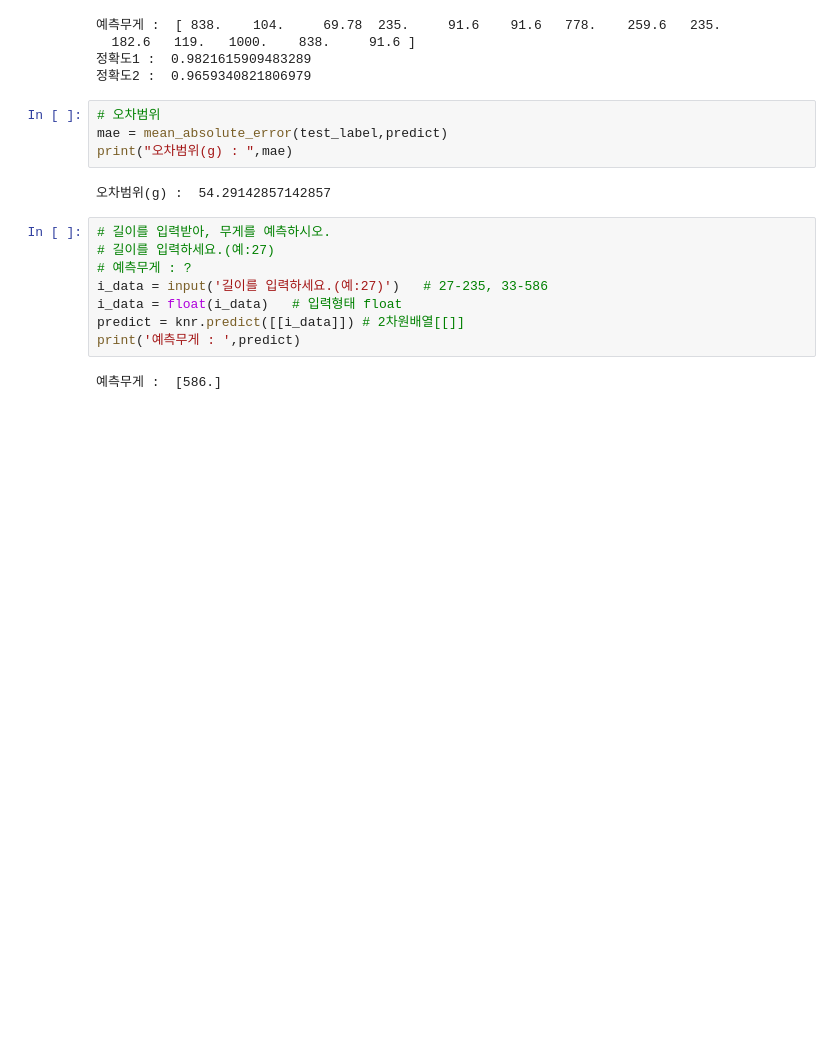
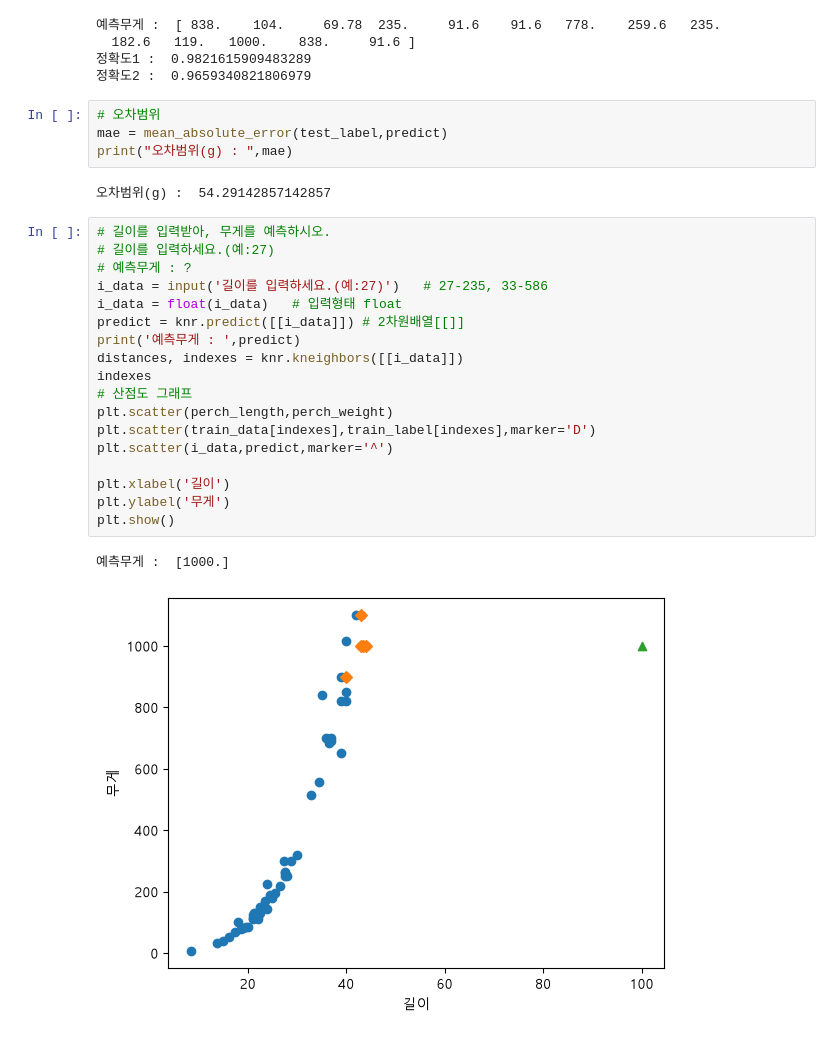
Before and after one commit to onulee/aix_learn_1106, a Jupyter notebook: p1110/p1110_03.ipynb, the cells around one changed output. Cells and saved outputs as stored; diff of their text form; blank space fills up the shorter version.

```diff
--- a/p1110/p1110_03.ipynb
+++ b/p1110/p1110_03.ipynb
@@ -78,10 +78,21 @@ print("오차범위(g) : ",mae)
 # %%
 # 길이를 입력받아, 무게를 예측하시오.
 # 길이를 입력하세요.(예:27)
 # 예측무게 : ?
 i_data = input('길이를 입력하세요.(예:27)')   # 27-235, 33-586
 i_data = float(i_data)   # 입력형태 float
 predict = knr.predict([[i_data]]) # 2차원배열[[]]
 print('예측무게 : ',predict)
+distances, indexes = knr.kneighbors([[i_data]])
+indexes
+# 산점도 그래프
+plt.scatter(perch_length,perch_weight)
+plt.scatter(train_data[indexes],train_label[indexes],marker='D')
+plt.scatter(i_data,predict,marker='^')
+
+plt.xlabel('길이')
+plt.ylabel('무게')
+plt.show()
 # %% [output]
-예측무게 :  [586.]
+예측무게 :  [1000.]
+[figure, added]
```
Also changed, not shown: parts of 2 cells of this notebook, 1 other file.
